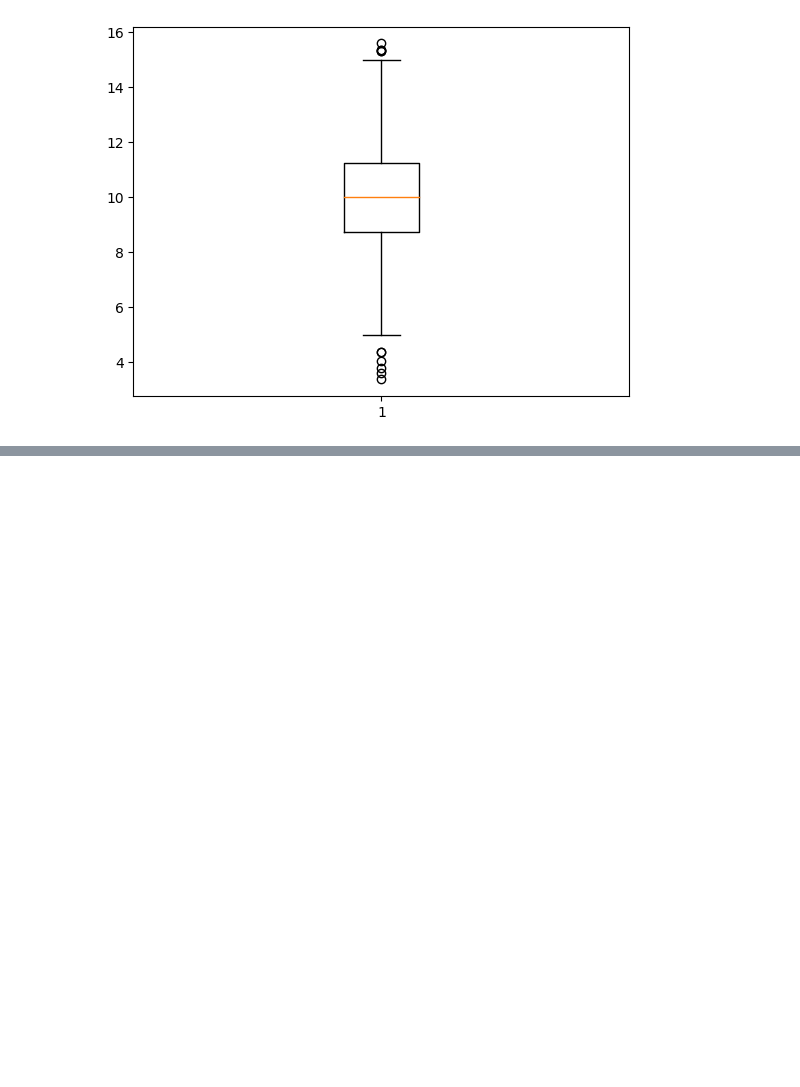
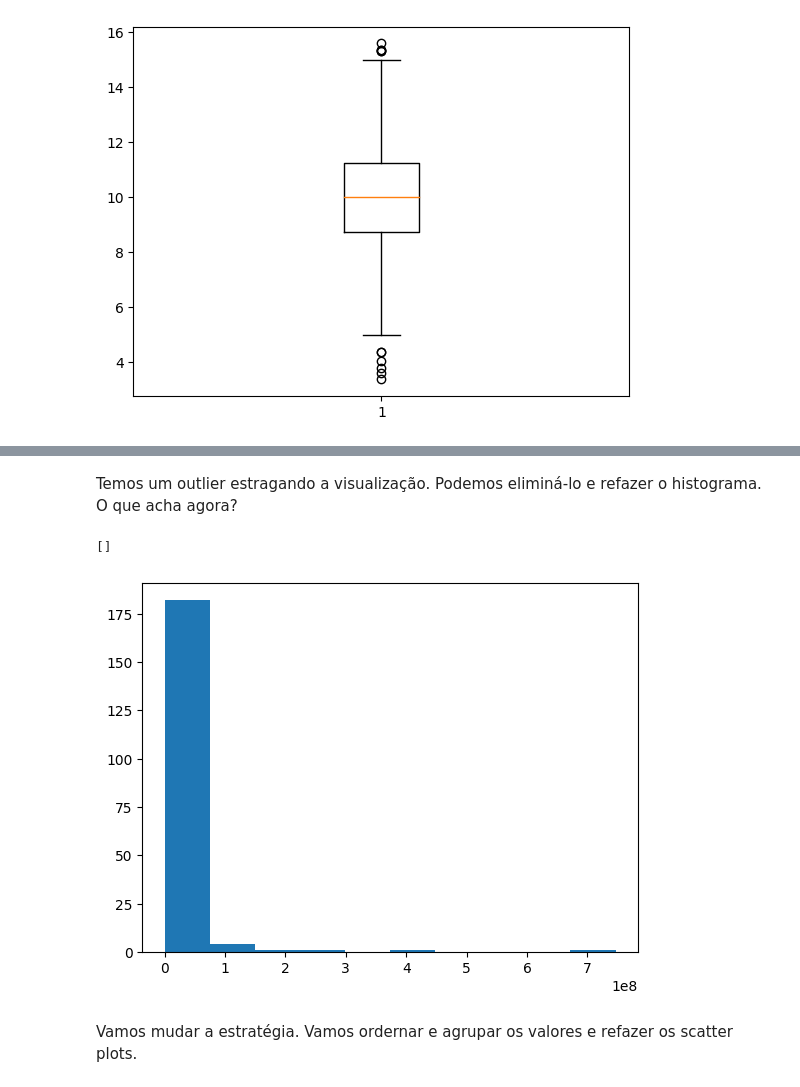
Before and after one commit to srigo-MO430/notebooks, a Jupyter notebook: Visualização de Dados.ipynb, the cells around one changed output, grey strips where cells are left out. Saved outputs shown, nothing was run; the diff lists cells and outputs as text; code cells hidden in the pictures; blank space fills up the shorter version.

```diff
--- a/Visualização de Dados.ipynb
+++ b/Visualização de Dados.ipynb
@@ -286,0 +265,11 @@ plt.show()
+# %% [markdown]
+Temos um outlier estragando a visualização. Podemos eliminá-lo e refazer o histograma. O que acha agora?
+# %%
+internet16 = internet16.drop(labels=4465,axis=0)
+plt.hist(internet16['Number of internet users (OWID based on WB & UN)'])
+plt.plot()
+# %% [output]
+[]
+[figure, added]
+# %% [markdown]
+Vamos mudar a estratégia. Vamos ordernar e agrupar os valores e refazer os scatter plots.
```
Also changed, not shown: parts of 27 cells of this notebook, 1 other file.
